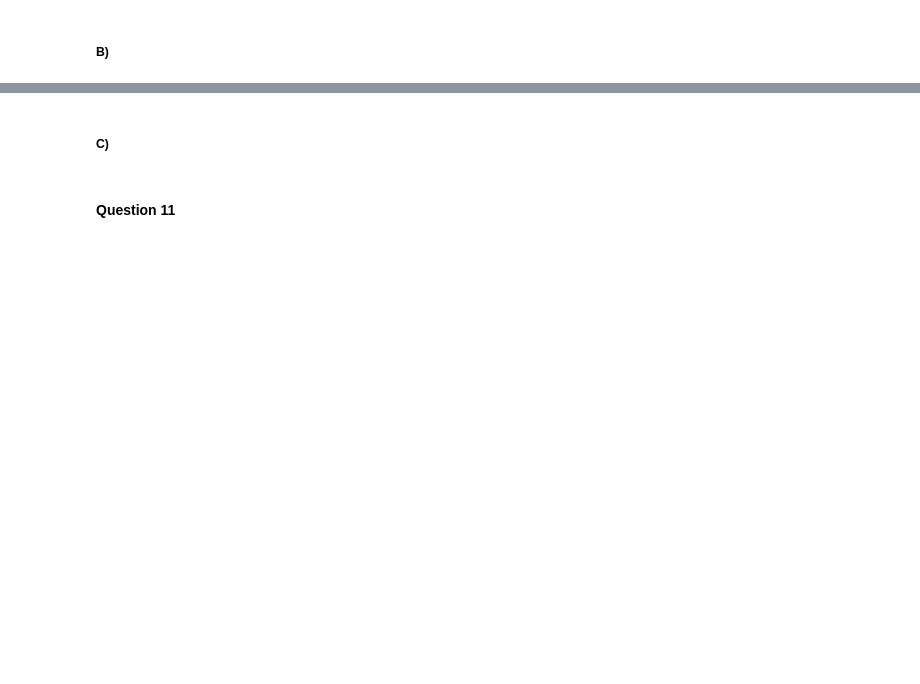
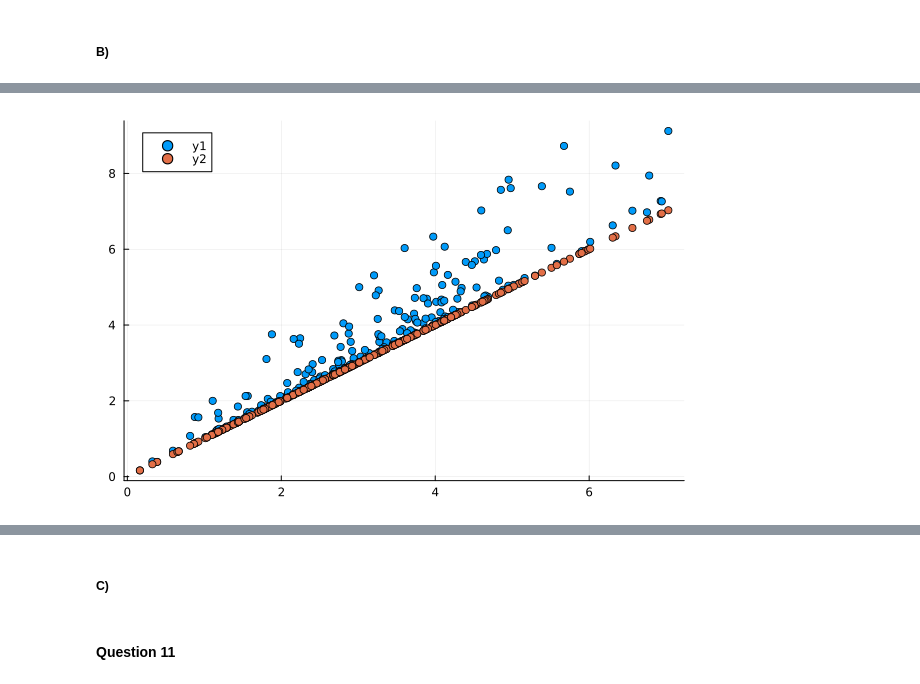
Before and after one commit to Erick-0M/problem-set-io, a Jupyter notebook: code/scripts/pset_io.ipynb, the cells around one changed output, grey strips where cells are left out. Saved outputs shown, nothing was run; the diff lists cells and outputs as text; code cells hidden in the pictures; blank space fills up the shorter version.

```diff
--- a/code/scripts/pset_io.ipynb
+++ b/code/scripts/pset_io.ipynb
@@ -1090,0 +1073,6 @@ model_system_coll.params
+# %%
+#Prices
+scatter(model_system_bert.BLPDemand.p, model_simul_merge.BLPDemand.p)
+scatter!(model_system_bert.BLPDemand.p, model_system_bert.BLPDemand.p)
+# %% [output]
+[figure, added]
```
Also changed, not shown: parts of 40 cells of this notebook, 19 other files.
